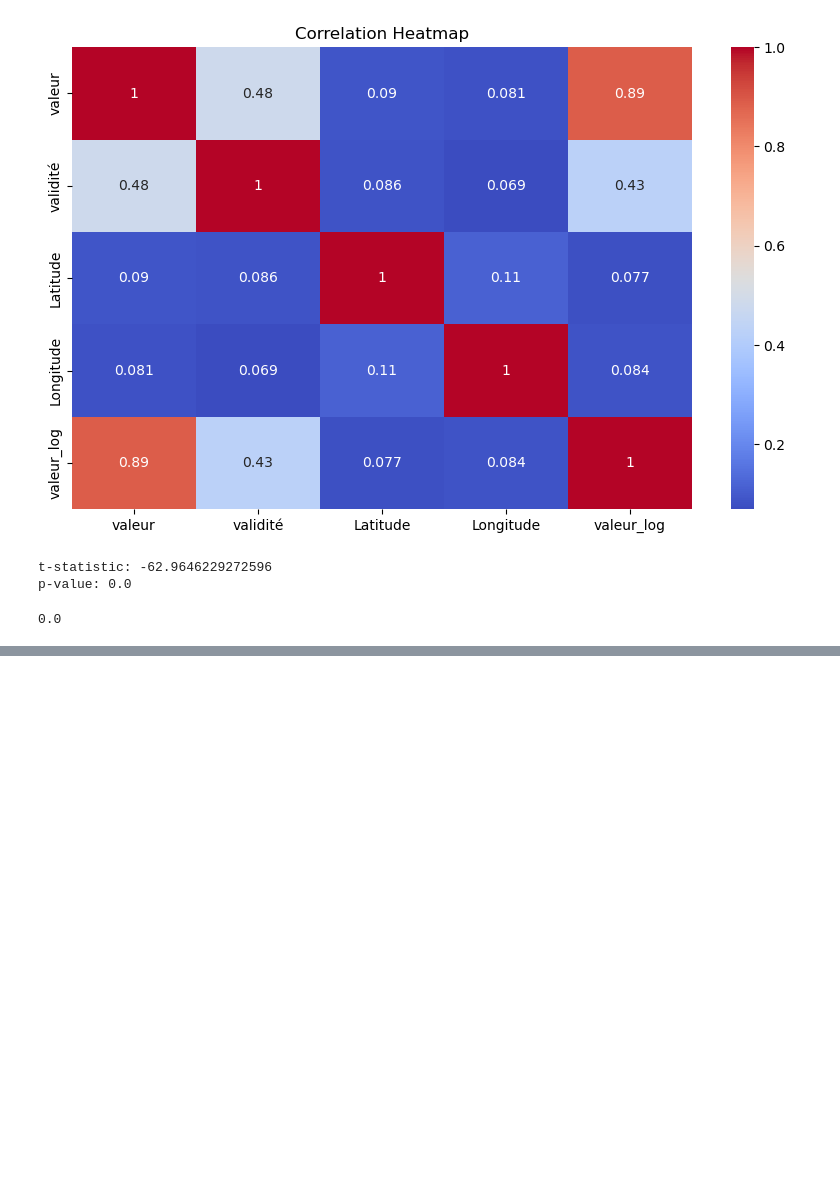
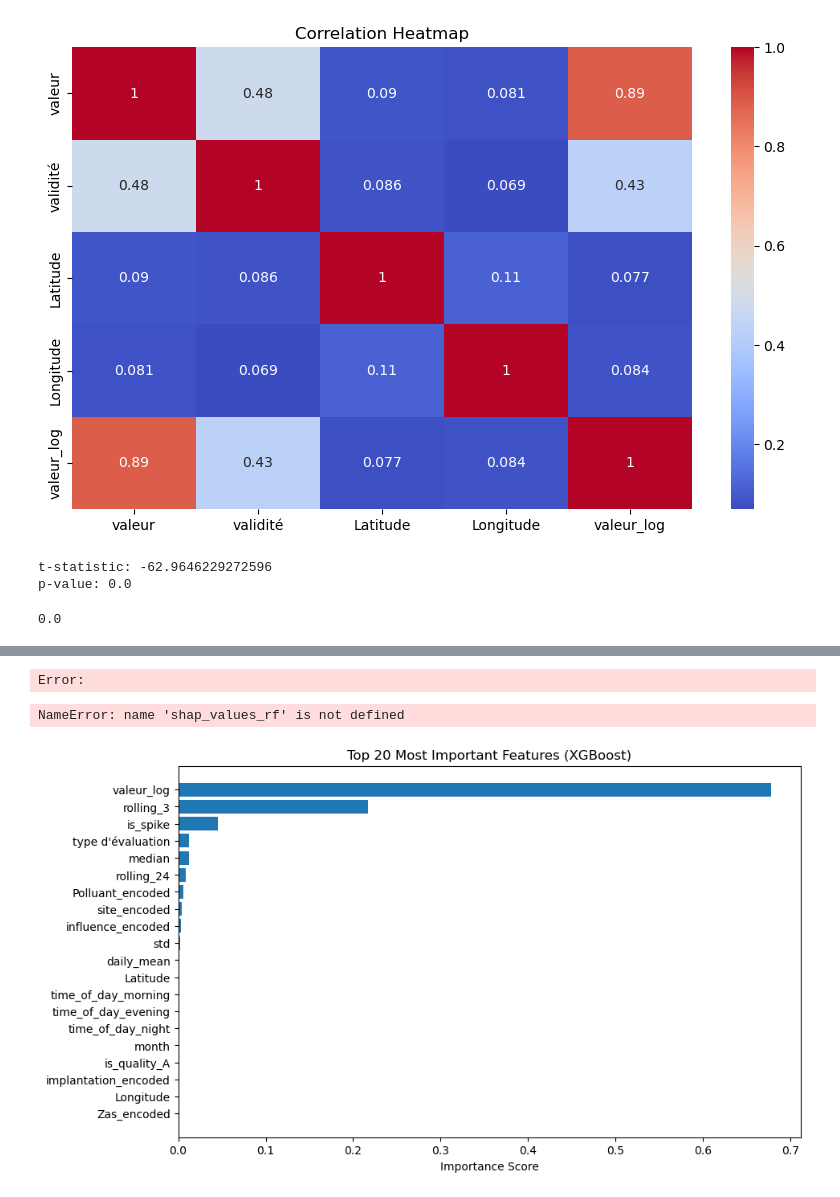
Before and after one commit to JayaSaiKishore7/AirQuality_AnalysisFR, a Jupyter notebook: notebooks/EDA.ipynb, the cells around one changed output, grey strips where cells are left out. Saved outputs shown, nothing was run; the diff lists cells and outputs as text; code cells hidden in the pictures; blank space fills up the shorter version.

```diff
--- a/notebooks/EDA.ipynb
+++ b/notebooks/EDA.ipynb
@@ -494,0 +1248,4 @@ df_sample["season"]
+# %%
+from lightgbm import LGBMRegressor
+use_lightgbm = True
+use_lightgbm = False
@@ -494,0 +1262,21 @@ df_sample["season"]
+# %%
+models_to_test = {
+    "XGBoost": XGBRegressor(
+        n_estimators=300, learning_rate=0.05,
+        max_depth=8, subsample=0.8, colsample_bytree=0.8,
+        random_state=42
+    ),
+
+    "RandomForest": RandomForestRegressor(
+        n_estimators=300, max_depth=20,
+        random_state=42, n_jobs=-1
+    )
+}
+
+if use_lightgbm:
+    models_to_test["LightGBM"] = LGBMRegressor(
+        n_estimators=300,
+        learning_rate=0.05,
+        max_depth=-1,
+        random_state=42
+    )
@@ -494,0 +1334,7 @@ df_sample["season"]
+# %%
+importances = models_to_test["XGBoost"].feature_importances_
+feature_names = X_train.columns
+
+sorted_idx = importances.argsort()[::-1]
+# %% [output]
+Error:
@@ -494,0 +1359,15 @@ df_sample["season"]
+# %%
+shap.summary_plot(shap_values_rf, X_test_small, plot_type="bar")
+# %% [output]
+NameError: name 'shap_values_rf' is not defined
+# %%
+import matplotlib.pyplot as plt
+
+plt.figure(figsize=(10, 6))
+plt.barh(feature_names[sorted_idx][:20], importances[sorted_idx][:20])
+plt.xlabel("Importance Score")
+plt.title("Top 20 Most Important Features (XGBoost)")
+plt.gca().invert_yaxis()
+plt.show()
+# %% [output]
+[figure, added]
```
Also changed, not shown: parts of 66 cells of this notebook.
